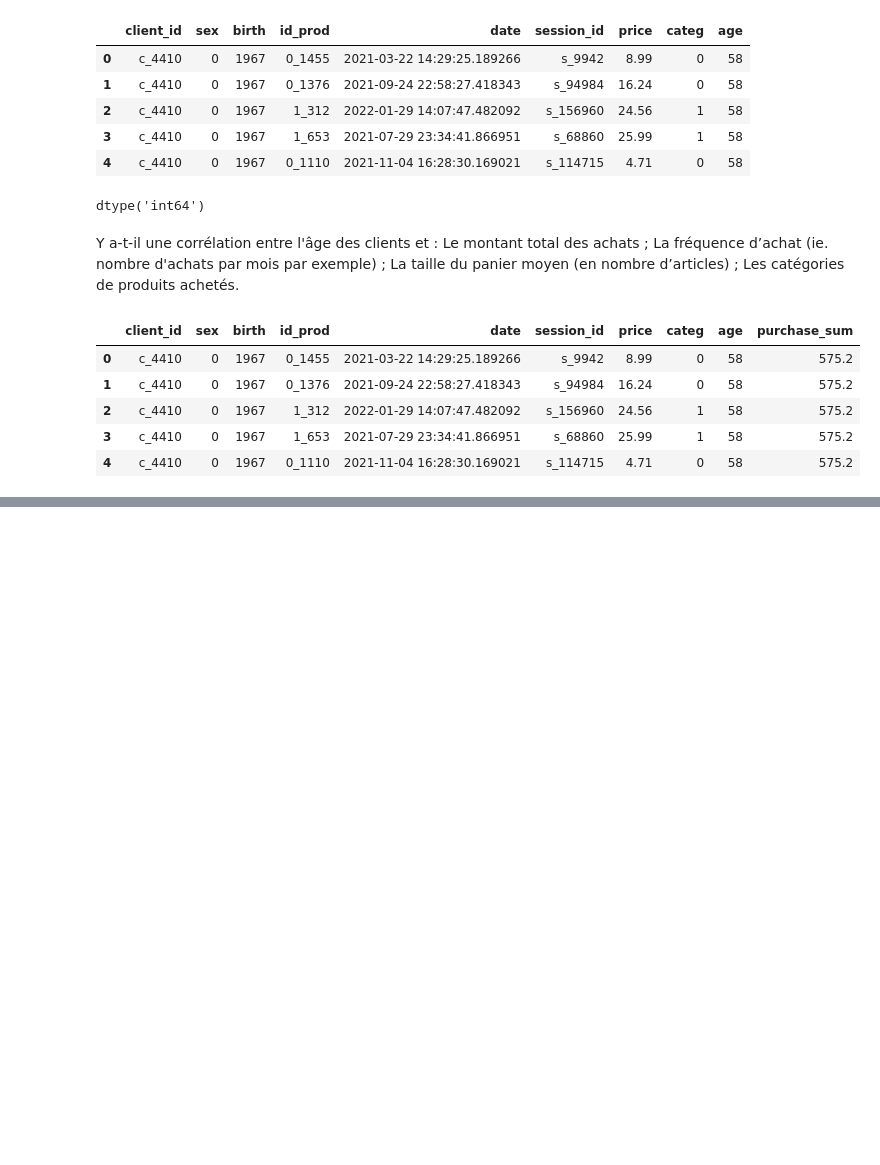
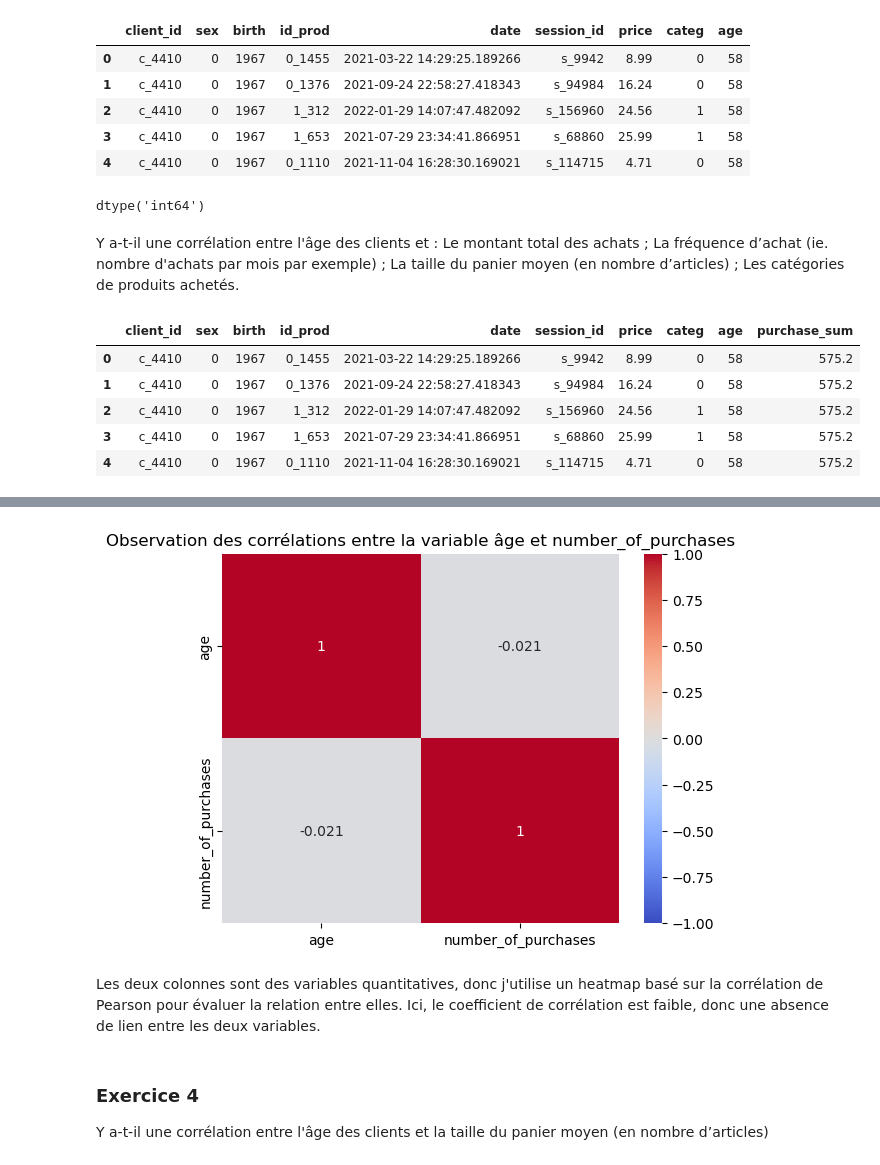
Before and after one commit to esinbsr/ml_acp-and-correlation, a Jupyter notebook: analyse-des-ventes-correlations.ipynb, the cells around one changed output, grey strips where cells are left out. Saved outputs shown, nothing was run; the diff lists cells and outputs as text; code cells hidden in the pictures; blank space fills up the shorter version.

```diff
--- a/analyse-des-ventes-correlations.ipynb
+++ b/analyse-des-ventes-correlations.ipynb
@@ -132,0 +171,3 @@ df_merge.head()
+# %%
+df_merge['purchase_month'] = df_merge['date'].dt.to_period('M')
+df_merge['number_of_purchases'] = df_merge.groupby(['client_id', 'purchase_month'])['date'].transform('count')
@@ -132,0 +183,13 @@ df_merge.head()
+# %%
+corr2 = df_merge[['age', 'number_of_purchases']].corr(method='pearson')
+# %%
+sns.heatmap(corr2, annot=True, cmap='coolwarm', vmin=-1, vmax=1)
+plt.title('Observation des corrélations entre la variable âge et number_of_purchases')
+plt.show()
+# %% [output]
+[figure, added]
+# %% [markdown]
+Les deux colonnes sont des variables quantitatives, donc j'utilise un heatmap basé sur la corrélation de Pearson pour évaluer la relation entre elles. Ici, le coefficient de corrélation est faible, donc une absence de lien entre les deux variables.
+# %% [markdown]
+### Exercice 4
+Y a-t-il une corrélation entre l'âge des clients et la taille du panier moyen (en nombre d’articles)
```
Also changed, not shown: parts of 27 cells of this notebook.
